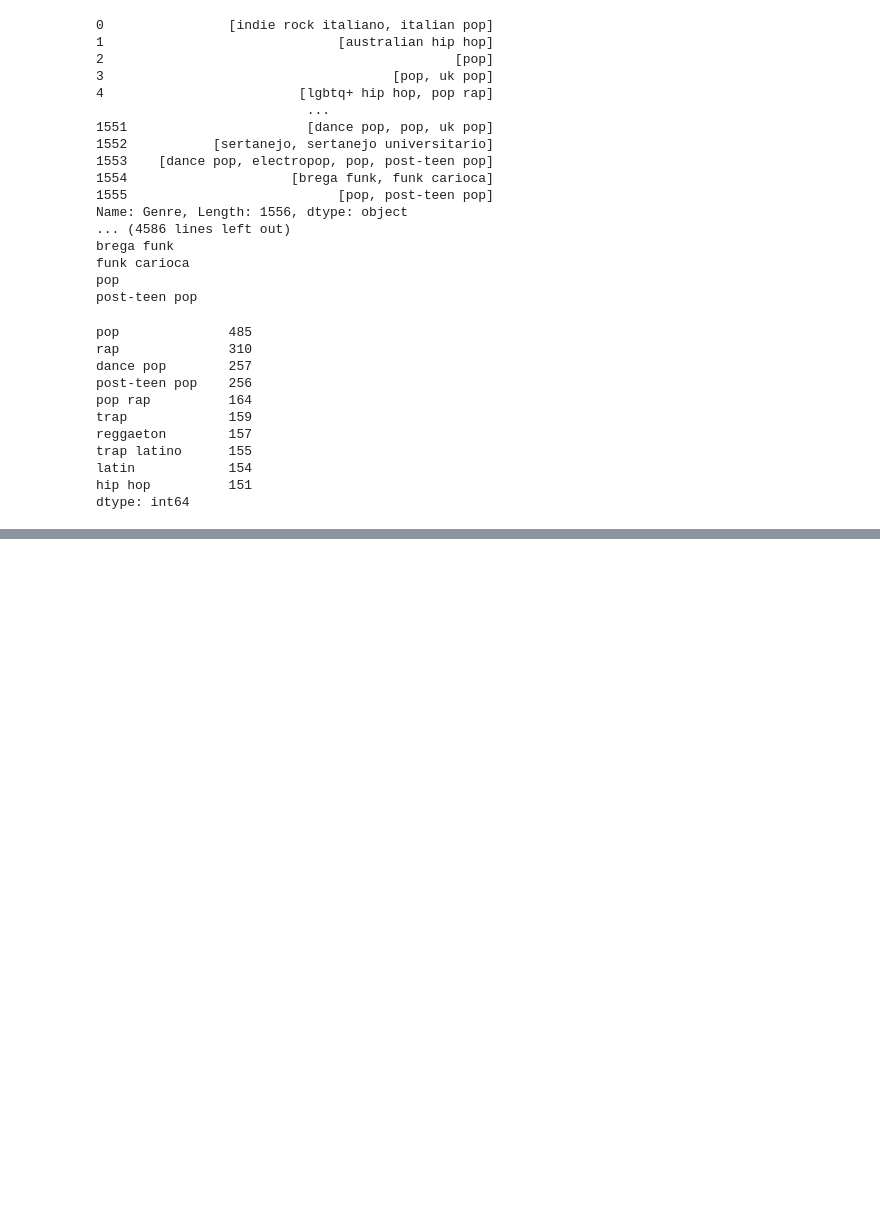
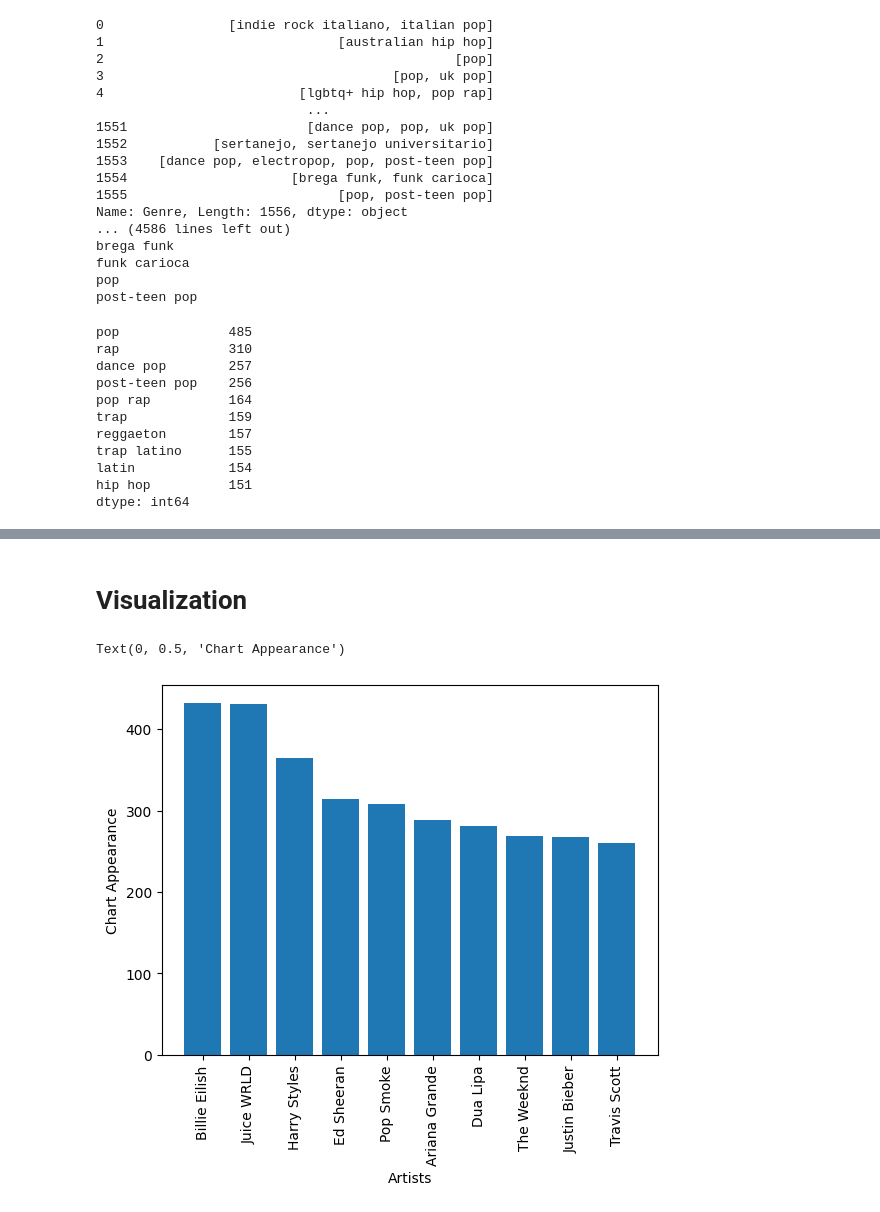
Before and after one commit to Ahmed-Rashid200307/data-analysis, a Jupyter notebook: Spotify/spotify.ipynb, the cells around one changed output, grey strips where cells are left out. Saved outputs shown, nothing was run; the diff lists cells and outputs as text; code cells hidden in the pictures; blank space fills up the shorter version.

Commit message:
Vasualization on Spotify data

```diff
--- a/Spotify/spotify.ipynb
+++ b/Spotify/spotify.ipynb
@@ -71,6 +71,16 @@ Duration (ms)                0
 Valence                      0
 Chord                        0
 dtype: int64
+# %%
+# Convert to correct datatype beore any EDA
+
+# lets convert data to only int dt first
+
+df['Energy'] = df['Energy'].replace(' ', 0).astype('float')
+df['Danceability'] = df['Danceability'].replace(' ', 0).astype('float')
+df['Valence'] = df['Valence'].replace(' ', 0).astype('float')
+df['Tempo'] = df['Tempo'].replace(' ', 0).astype('float')
+df['Loudness'] = df['Loudness'].replace(' ', 0).astype('float')
 # %% [markdown]
 <h1>EDA</h1>
 # %%
@@ -187,3 +199,13 @@ trap latino      155
 latin            154
 hip hop          151
 dtype: int64
+# %%
+# Average Duration of songs
+
+# Filling emptry stringss
+
+df['Duration (ms)'] =  df['Duration (ms)'].replace(' ', 0)
+
+# converting to minutes
+df['Duration (ms)'] = df['Duration (ms)'].astype('int') / 60000
+df
@@ -189,0 +262,15 @@ dtype: int64
+# %% [markdown]
+<h1>Visualization</h1>
+# %%
+# Bar chart of Top 10 artists by number of chart appearances.
+
+fig, ax = plt.subplots()
+artist_group = df.groupby('Artist')['Number of Times Charted'].sum().sort_values(ascending=False)
+
+ax.bar(x=artist_group.index[:10], height= artist_group.values[:10])
+ax.tick_params(axis='x', rotation = 90)
+ax.set_xlabel('Artists')
+ax.set_ylabel('Chart Appearance')
+# %% [output]
+Text(0, 0.5, 'Chart Appearance')
+[figure, added]
```
Also changed, not shown: parts of 11 cells of this notebook.
